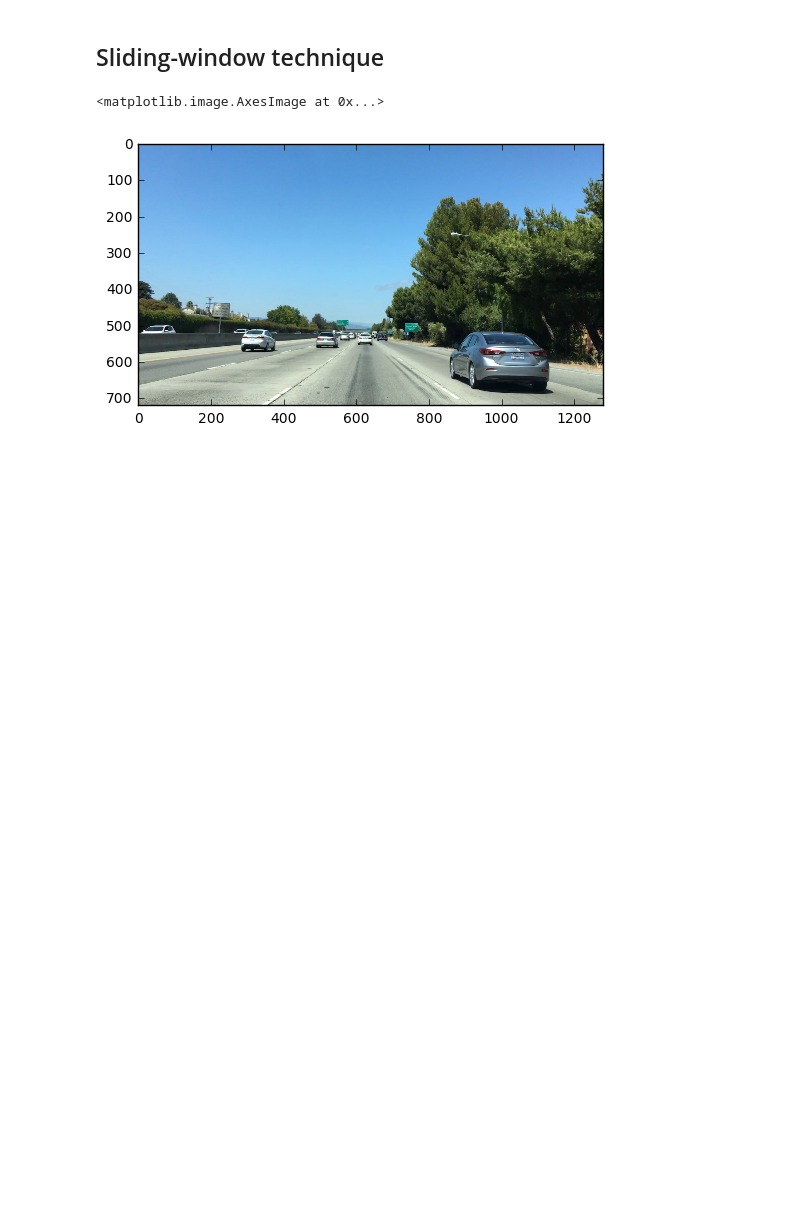
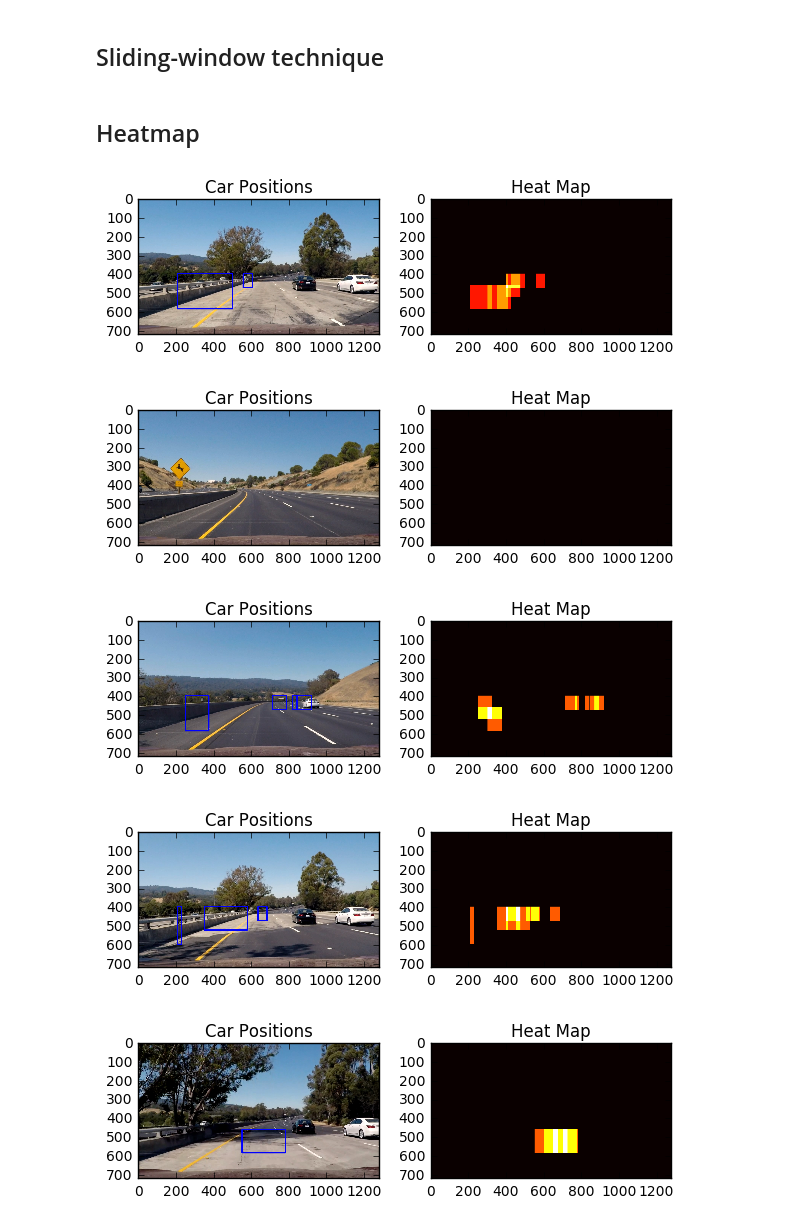
Before and after one commit to archelogos/CarND-Vehicle-Detection, a Jupyter notebook: vehicle_detection.ipynb, the cells around one changed output. Saved outputs shown, nothing was run; the diff lists cells and outputs as text; code cells hidden in the pictures; blank space fills up the shorter version.

```diff
--- a/vehicle_detection.ipynb
+++ b/vehicle_detection.ipynb
@@ -458,22 +477,33 @@ def search_windows(img, windows, clf, scaler, color_space='RGB',
-# %%
-y_start_stop = [500, 720] # Min and max in y to search in slide_window()
-
-image = mpimg.imread('./others/bbox-example-image.jpg')
-draw_image = np.copy(image)
-
-windows = slide_window(image, x_start_stop=[None, None], y_start_stop=y_start_stop,
-                    xy_window=(96, 96), xy_overlap=(0.5, 0.5))
-
-hot_windows = search_windows(image, windows, svc, X_scaler, color_space=cspace,
-                        spatial_size=spatial_size, hist_bins=hist_bins,
-                        orient=orient, pix_per_cell=pix_per_cell,
-                        cell_per_block=cell_per_block,
-                        hog_channel=hog_channel, spatial_feat=spatial_feat,
-                        hist_feat=hist_feat, hog_feat=hog_feat)
-
-window_img = draw_boxes(draw_image, hot_windows, color=(0, 0, 255), thick=6)
-
-plt.imshow(window_img)
-# %% [output]
-<matplotlib.image.AxesImage at 0x...>
-[figure, removed]
+# %% [markdown]
+## Heatmap
+# %%
+def add_heat(heatmap, bbox_list):
+    # Iterate through list of bboxes
+    for box in bbox_list:
+        # Add += 1 for all pixels inside each bbox
+        # Assuming each "box" takes the form ((x1, y1), (x2, y2))
+        heatmap[box[0][1]:box[1][1], box[0][0]:box[1][0]] += 1
+
+    # Return updated heatmap
+    return heatmap# Iterate through list of bboxes
+
+def apply_threshold(heatmap, threshold):
+    # Zero out pixels below the threshold
+    heatmap[heatmap <= threshold] = 0
+    # Return thresholded map
+    return heatmap
+
+def draw_labeled_bboxes(img, labels):
+    # Iterate through all detected cars
+    for car_number in range(1, labels[1]+1):
+        # Find pixels with each car_number label value
+        nonzero = (labels[0] == car_number).nonzero()
+        # Identify x and y values of those pixels
+        nonzeroy = np.array(nonzero[0])
+        nonzerox = np.array(nonzero[1])
+        # Define a bounding box based on min/max x and y
+        bbox = ((np.min(nonzerox), np.min(nonzeroy)), (np.max(nonzerox), np.max(nonzeroy)))
+        # Draw the box on the image
+        cv2.rectangle(img, bbox[0], bbox[1], (0,0,255), 6)
+    # Return the image
+    return img
@@ -479,0 +583,19 @@ plt.imshow(window_img)
+# %%
+for img in glob.glob('./test_images/*.jpg'):
+
+    draw_img, heatmap = process_image_heatmap(img);
+
+    fig = plt.figure()
+    plt.subplot(121)
+    plt.imshow(draw_img)
+    plt.title('Car Positions')
+    plt.subplot(122)
+    plt.imshow(heatmap, cmap='hot')
+    plt.title('Heat Map')
+    fig.tight_layout()
+# %% [output]
+[figure, added]
+[figure, added]
+[figure, added]
+[figure, added]
+[figure, added]
```
Also changed, not shown: parts of 14 cells of this notebook, 3 other files.
